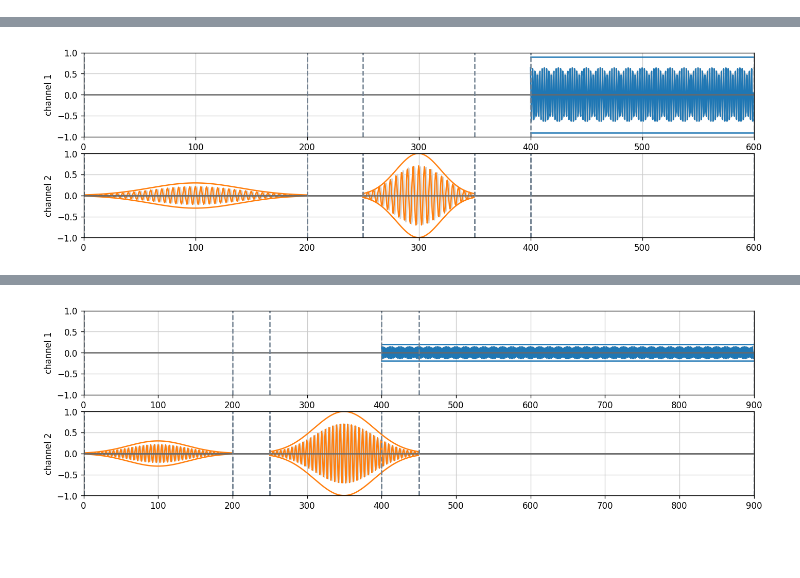
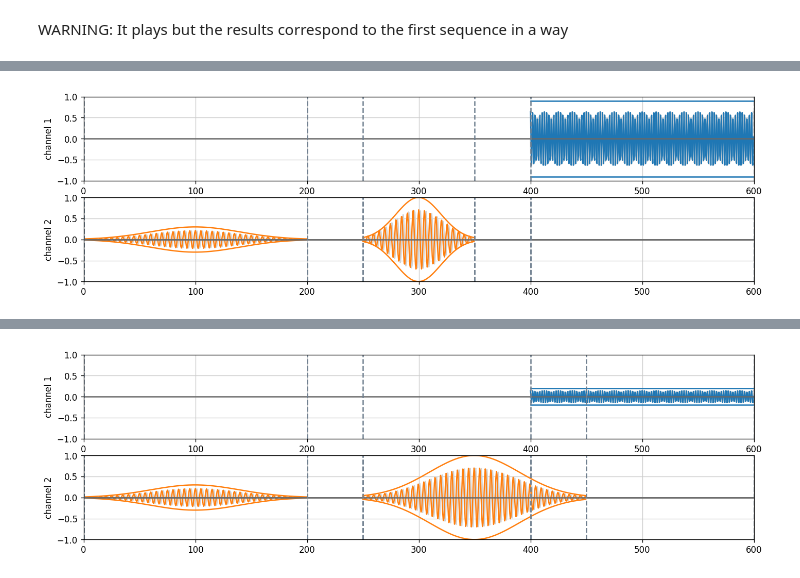
Before and after one commit to qiboteam/qibolab, a Jupyter notebook: examples/ZurichSequences.ipynb, the cells around one changed output, grey strips where cells are left out. Saved outputs shown, nothing was run; the diff lists cells and outputs as text; code cells hidden in the pictures; blank space fills up the shorter version.

Commit message:
Sequences(WIP)

```diff
--- a/examples/ZurichSequences.ipynb
+++ b/examples/ZurichSequences.ipynb
@@ -1,3 +1,5 @@
+# %% [markdown]
+WARNING: It plays but the results correspond to the first sequence in a way
 # %%
 from qibolab.pulses import Pulse, PulseSequence, ReadoutPulse, PulseShape
 from qibolab.instruments.zhinst import SHFQC_QA
@@ -86,7 +88,7 @@ sequence2.add(
     ReadoutPulse(
         start=400,
         amplitude=0.2,
-        duration=500,
+        duration=200,
         frequency=7_520_000_000,
         relative_phase=0,
         shape="Rectangular",
@@ -108,4 +110,4 @@ sequences.append(sequence2)
-[figure, old version]
+[figure, new version]
 # %%
 from qibolab.pulses import Pulse, PulseSequence, ReadoutPulse, PulseShape
 from qibolab.instruments.zhinst import SHFQC_QA
```
Also changed, not shown: parts of 18 cells of this notebook, 5 other files.
